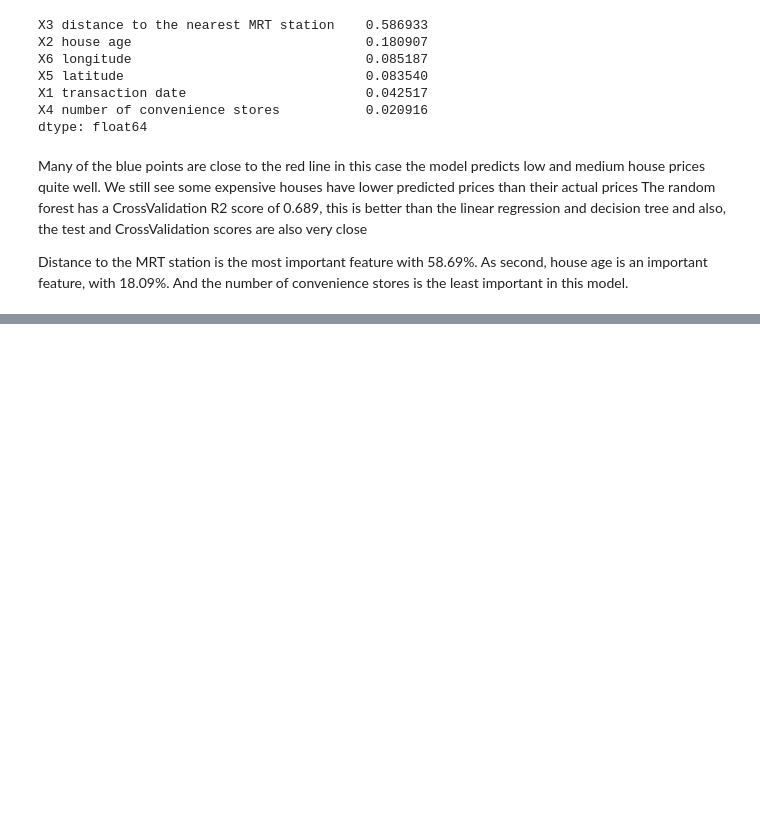
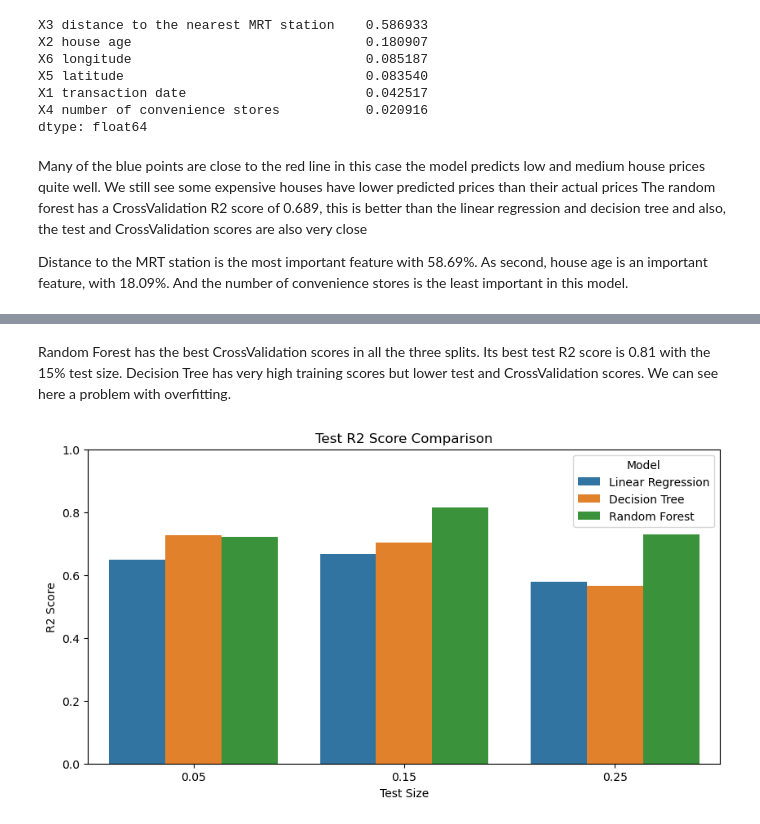
Before and after one commit to sba25073-bit/machinelearningCA1, a Jupyter notebook: ML_CA1.ipynb, the cells around one changed output, grey strips where cells are left out. Drawn from its saved outputs; the diff is of its cells as text; code cells hidden in the pictures; blank space fills up the shorter version.

```diff
--- a/ML_CA1.ipynb
+++ b/ML_CA1.ipynb
@@ -407,0 +421,7 @@ Distance to the MRT station is the most important feature with 58.69%. As second
+# %%
+# Define the three models
+models = {
+    "Linear Regression": LinearRegression(),
+    "Decision Tree": DecisionTreeRegressor(random_state=42),
+    "Random Forest": RandomForestRegressor(n_estimators=100, random_state=42)
+}
@@ -407,0 +460,6 @@ Distance to the MRT station is the most important feature with 58.69%. As second
+# %%
+results_df = pd.DataFrame(results, columns=[
+    "Test Size", "Model", "MAE", "MSE", "RMSE",
+    "Train R2", "Test R2", "Mean CV R2"
+])
+results_df.round(4)
@@ -407,0 +477,14 @@ Distance to the MRT station is the most important feature with 58.69%. As second
+# %% [markdown]
+Random Forest has the best CrossValidation scores in all the three splits. Its best test R2 score is 0.81 with the 15% test size. Decision Tree has very high training scores but lower test and CrossValidation scores. We can see here a problem with overfitting.
+# %%
+plt.figure(figsize=(10, 5))
+
+sns.barplot(data=results_df, x='Test Size', y='Test R2', hue='Model')
+
+plt.title('Test R2 Score Comparison')
+plt.xlabel('Test Size')
+plt.ylabel('R2 Score')
+plt.ylim(0, 1)
+plt.show()
+# %% [output]
+[figure, added]
```
Also changed, not shown: parts of 7 cells of this notebook.
